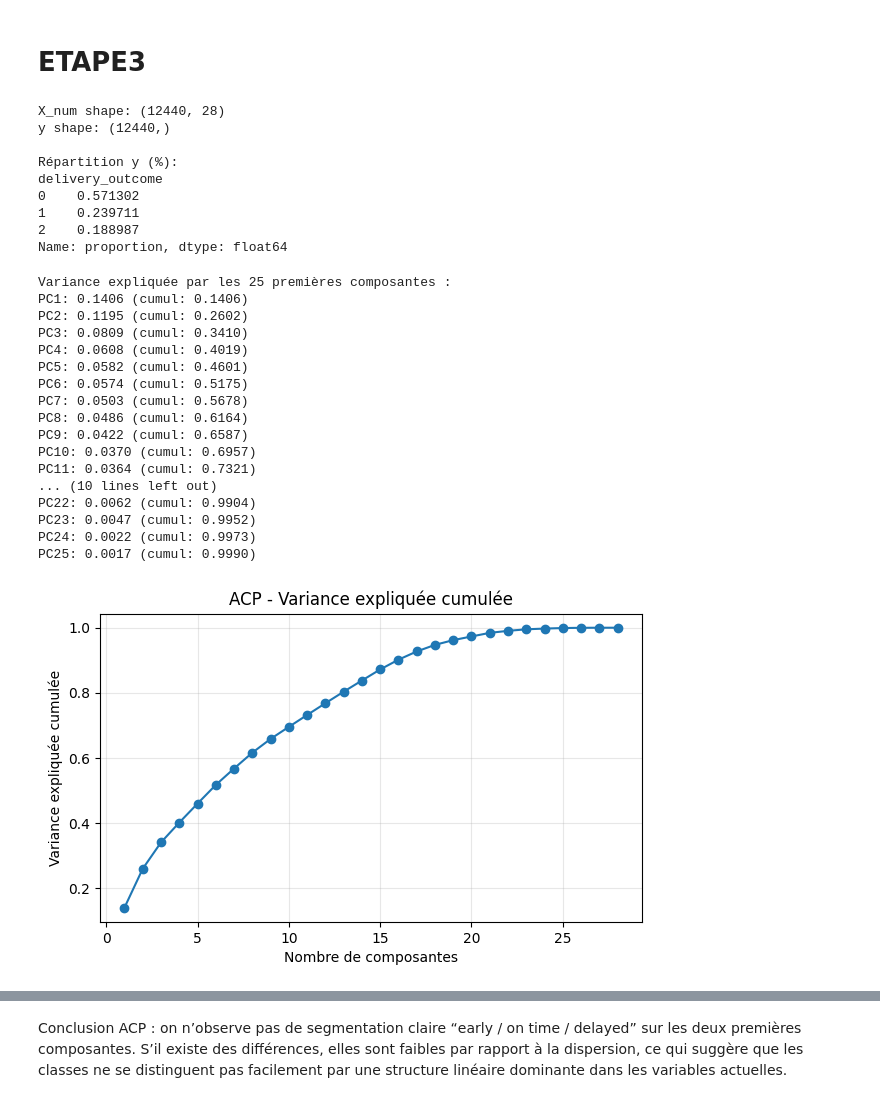
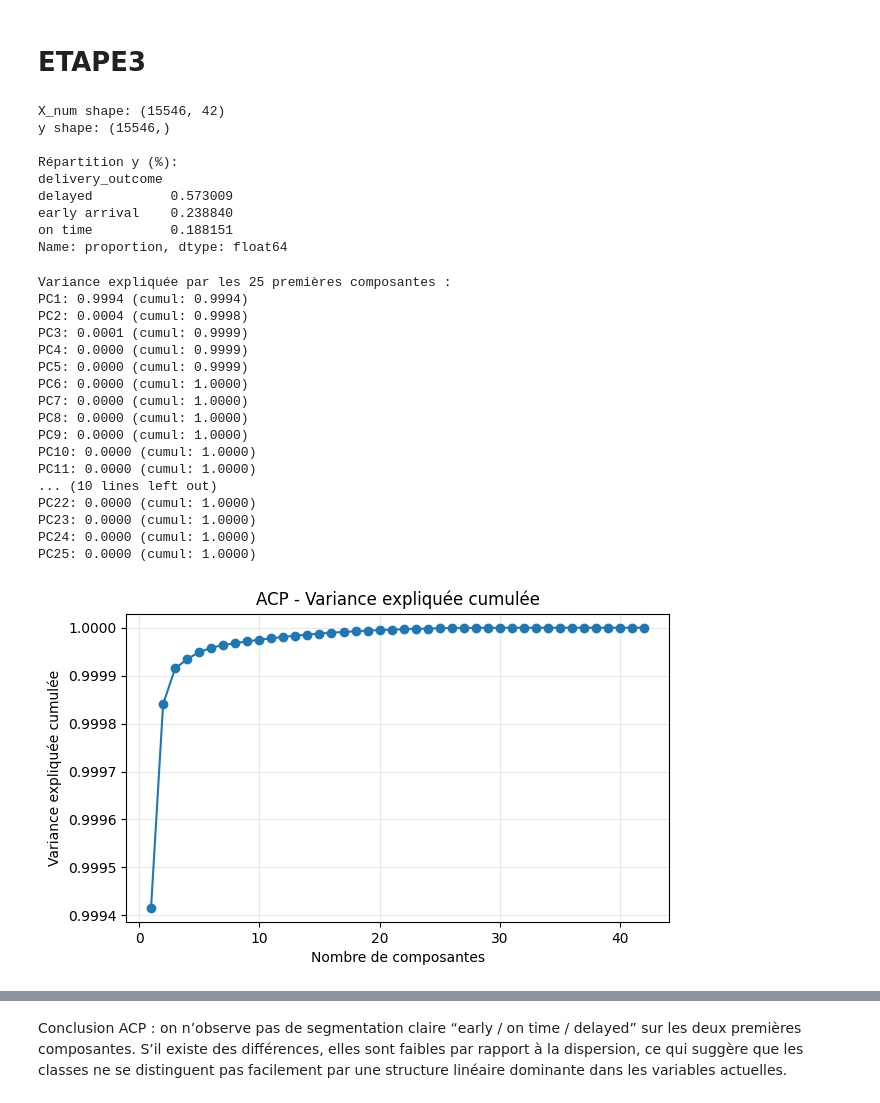
Before and after one commit to moubarik-ashraf/DS_Project, a Jupyter notebook: notebooks/02_modeling.ipynb, the cells around one changed output, grey strips where cells are left out. Drawn from its saved outputs; the diff is of its cells as text; code cells hidden in the pictures.

```diff
--- a/notebooks/02_modeling.ipynb
+++ b/notebooks/02_modeling.ipynb
@@ -50,7 +50,7 @@ print("📂 PRÉPARATION DES DONNÉES (UNE FOIS POUR TOUTES)")
 print("-" * 60)
 
 # 1) Chargement
-file_name = "/content/DS_Project/data/processed/data_processed_final.csv"
+file_name = "/content/DS_Project/data/processed/data_processed_final_v4.csv"
 df = pd.read_csv(file_name)
 print(f"✅ Données chargées : {df.shape[0]} lignes, {df.shape[1]} colonnes.")
 
@@ -368,7 +368,7 @@ from scipy.stats import randint
 # CONFIG
 # =========================
 RANDOM_STATE = 42
-N_CONFIGS = 30          # DOE: nb de configs testées (augmente à 50 si tu veux)
+N_CONFIGS = 50          # DOE: nb de configs testées (augmente à 50 si tu veux)
 VERBOSE_EVERY = 5
 INTEREST_CLASS = 0      # classe d’intérêt
 
@@ -531,7 +531,7 @@ from scipy.stats import loguniform, randint
 # CONFIG
 # =========================
 RANDOM_STATE = 42
-N_CONFIGS = 40          # DOE: nb de configs testées (augmente à 60 si tu veux)
+N_CONFIGS = 50          # DOE: nb de configs testées (augmente à 60 si tu veux)
 VERBOSE_EVERY = 5
 INTEREST_CLASS = 0      # classe d’intérêt
 
@@ -965,16 +948,12 @@ from sklearn.metrics import confusion_matrix, classification_report
 # =========================
 # KNN final: train (train+val) -> test
 # =========================
-knn_final = Pipeline(steps=[
-    ("scaler", StandardScaler()),
-    ("knn", KNeighborsClassifier(
-        n_neighbors=11,
+knn_final = KNeighborsClassifier(
+        n_neighbors=16,
         metric="manhattan",
-        p=2,                 # (ignoré par manhattan, mais on garde comme tu l'as donné)
-        weights="uniform"
-    ))
-])
-
+        p=1,                 # (ignoré par manhattan, mais on garde comme tu l'as donné)
+        weights="distance"
+    )
 knn_final.fit(X_trainval, y_trainval)
 y_pred = knn_final.predict(X_test)
 
@@ -1160,67 +1106,64 @@ print("y shape:", y.shape)
 print("\nRépartition y (%):")
 print(y.value_counts(normalize=True).sort_index())
 # %% [output]
-X_num shape: (12440, 28)
-y shape: (12440,)
+X_num shape: (15546, 42)
+y shape: (15546,)
 
 Répartition y (%):
 delivery_outcome
-0    0.571302
-1    0.239711
-2    0.188987
+delayed          0.573009
+early arrival    0.238840
+on time          0.188151
 Name: proportion, dtype: float64
 # %%
 import numpy as np
 import pandas as pd
 import matplotlib.pyplot as plt
 
 from sklearn.preprocessing import StandardScaler
 from sklearn.decomposition import PCA
 
-# Standardisation (important pour ACP)
-scaler = StandardScaler()
-X_scaled = scaler.fit_transform(X_num)
 
 # PCA complet (pour variance expliquée)
 pca_full = PCA()
-pca_full.fit(X_scaled)
+pca_full.fit(X_num)
 
 explained = pca_full.explained_variance_ratio_
 cum_explained = np.cumsum(explained)
 
 # Affichage variance des premières composantes
 k = 25
 print(f"Variance expliquée par les {k} premières composantes :")
 for i in range(k):
     print(f"PC{i+1}: {explained[i]:.4f} (cumul: {cum_explained[i]:.4f})")
 
 # Courbe cumulée
 plt.figure(figsize=(7,4))
 plt.plot(range(1, len(cum_explained)+1), cum_explained, marker="o")
 plt.xlabel("Nombre de composantes")
 plt.ylabel("Variance expliquée cumulée")
 plt.title("ACP - Variance expliquée cumulée")
 plt.grid(True, alpha=0.3)
 plt.show()
 # %% [output]
 Variance expliquée par les 25 premières composantes :
-PC1: 0.1406 (cumul: 0.1406)
-PC2: 0.1195 (cumul: 0.2602)
-PC3: 0.0809 (cumul: 0.3410)
-PC4: 0.0608 (cumul: 0.4019)
-PC5: 0.0582 (cumul: 0.4601)
-PC6: 0.0574 (cumul: 0.5175)
-PC7: 0.0503 (cumul: 0.5678)
-PC8: 0.0486 (cumul: 0.6164)
-PC9: 0.0422 (cumul: 0.6587)
-PC10: 0.0370 (cumul: 0.6957)
-PC11: 0.0364 (cumul: 0.7321)
+PC1: 0.9994 (cumul: 0.9994)
+PC2: 0.0004 (cumul: 0.9998)
+PC3: 0.0001 (cumul: 0.9999)
+PC4: 0.0000 (cumul: 0.9999)
+PC5: 0.0000 (cumul: 0.9999)
+PC6: 0.0000 (cumul: 1.0000)
+PC7: 0.0000 (cumul: 1.0000)
+PC8: 0.0000 (cumul: 1.0000)
+PC9: 0.0000 (cumul: 1.0000)
+PC10: 0.0000 (cumul: 1.0000)
+PC11: 0.0000 (cumul: 1.0000)
 ... (10 lines left out)
-PC22: 0.0062 (cumul: 0.9904)
-PC23: 0.0047 (cumul: 0.9952)
-PC24: 0.0022 (cumul: 0.9973)
-PC25: 0.0017 (cumul: 0.9990)
+PC22: 0.0000 (cumul: 1.0000)
+PC23: 0.0000 (cumul: 1.0000)
+PC24: 0.0000 (cumul: 1.0000)
+PC25: 0.0000 (cumul: 1.0000)
-[figure, old version]
+[figure, new version]
 # %%
 import numpy as np
 import pandas as pd
```
Also changed, not shown: parts of 25 cells of this notebook.
